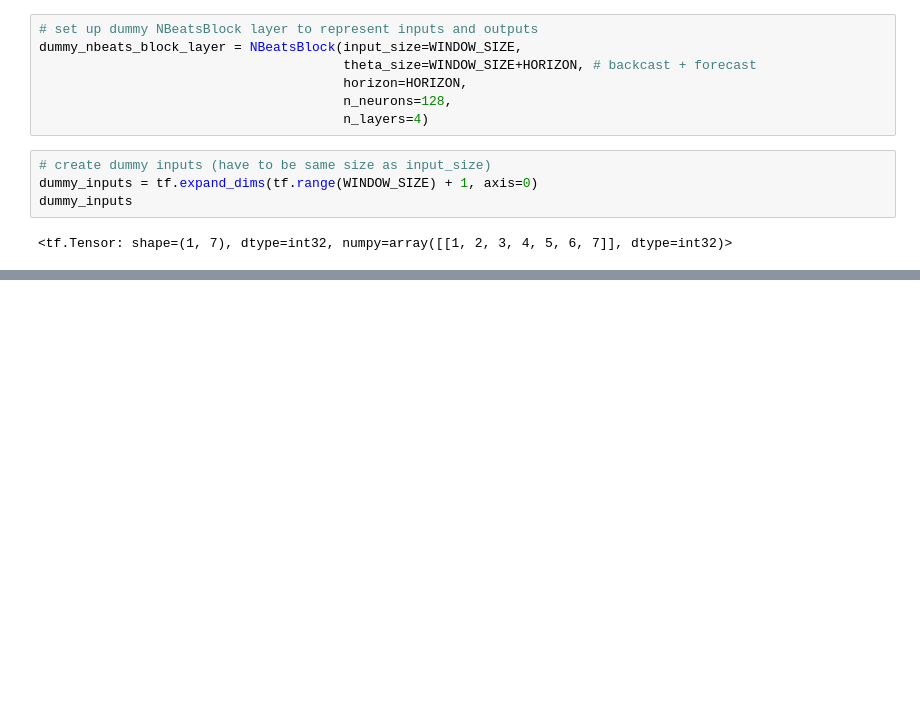
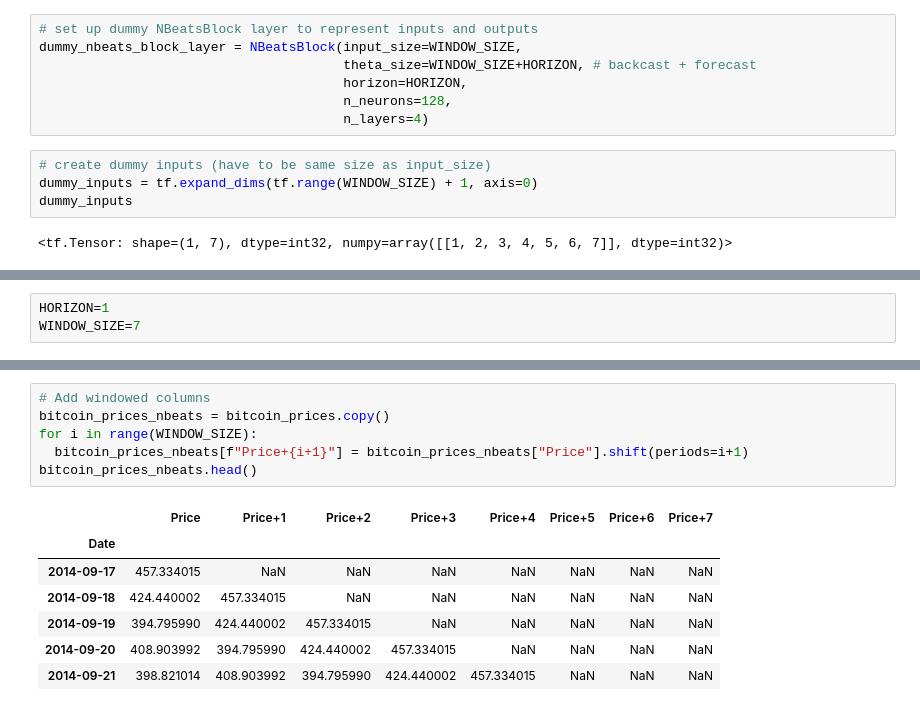
Before and after one commit to SaketMunda/time-series-with-tensorflow, a Jupyter notebook: time_series_with_tensorflow_bitpredict.ipynb, the cells around one changed output, grey strips where cells are left out. Cells and saved outputs as stored; diff of their text form; blank space fills up the shorter version.

```diff
--- a/time_series_with_tensorflow_bitpredict.ipynb
+++ b/time_series_with_tensorflow_bitpredict.ipynb
@@ -1667,0 +1679,3 @@ Forecast: -0.16233372688293457
+# %%
+HORIZON=1
+WINDOW_SIZE=7
@@ -1667,0 +1692,14 @@ Forecast: -0.16233372688293457
+# %%
+# Add windowed columns
+bitcoin_prices_nbeats = bitcoin_prices.copy()
+for i in range(WINDOW_SIZE):
+  bitcoin_prices_nbeats[f"Price+{i+1}"] = bitcoin_prices_nbeats["Price"].shift(periods=i+1)
+bitcoin_prices_nbeats.head()
+# %% [output]
+|  | Price | Price+1 | Price+2 | Price+3 | Price+4 | Price+5 | Price+6 | Price+7 |
+| Date |  |  |  |  |  |  |  |  |
+| 2014-09-17 | 457.334015 | NaN | NaN | NaN | NaN | NaN | NaN | NaN |
+| 2014-09-18 | 424.440002 | 457.334015 | NaN | NaN | NaN | NaN | NaN | NaN |
+| 2014-09-19 | 394.795990 | 424.440002 | 457.334015 | NaN | NaN | NaN | NaN | NaN |
+| 2014-09-20 | 408.903992 | 394.795990 | 424.440002 | 457.334015 | NaN | NaN | NaN | NaN |
+| 2014-09-21 | 398.821014 | 408.903992 | 394.795990 | 424.440002 | 457.334015 | NaN | NaN | NaN |
```
Also changed, not shown: parts of 47 cells of this notebook.
